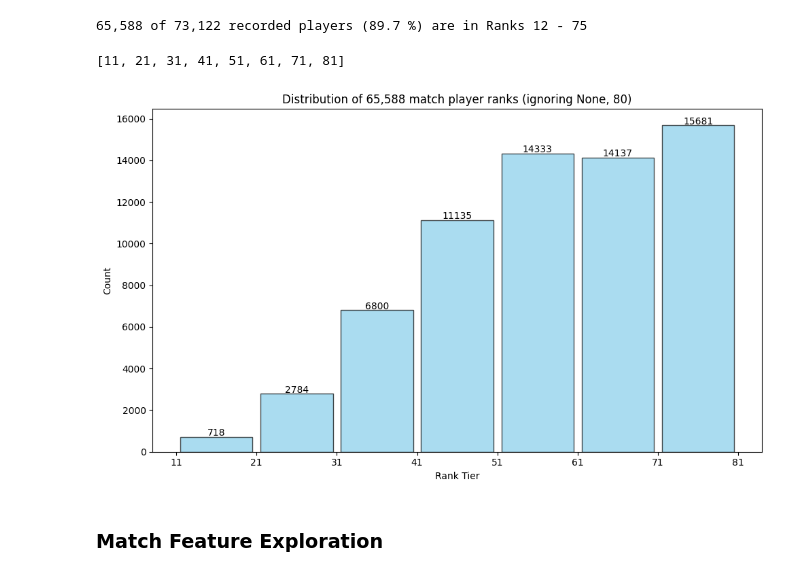
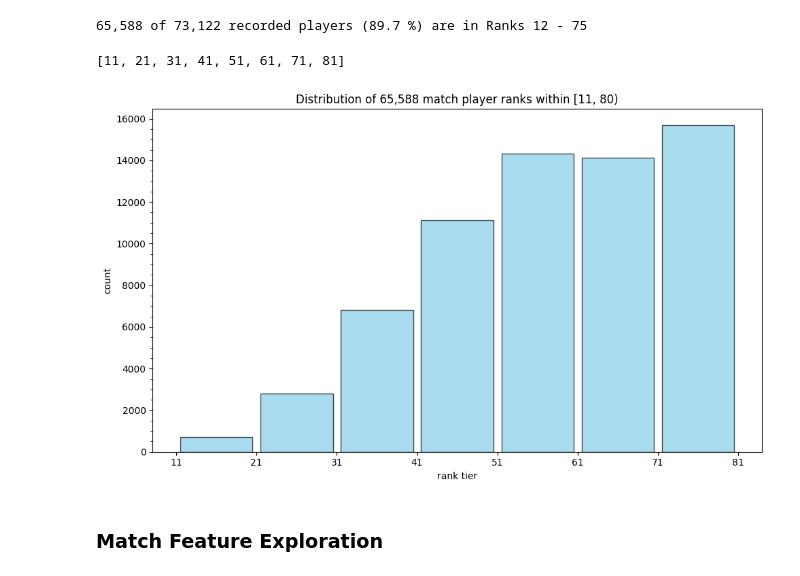
Before and after one commit to batukav/mmr-predictor, a Jupyter notebook: src/initial_features_exploration.ipynb, the cells around one changed output. Drawn from its saved outputs; the diff is of its cells as text; code cells hidden in the pictures.

```diff
--- a/src/initial_features_exploration.ipynb
+++ b/src/initial_features_exploration.ipynb
@@ -254,34 +254,40 @@ print(f"{len(rank_tiers):,} of {len(col.distinct('players.account_id')):,} recor
 # %%
 # Create the histogram
 plt.figure(figsize=(10, 6))
 bins = range(11, 91, 10)  # Bins from 0 to 80 with a width of 10
 print(list(bins))
 
 bar_width = 0.9 * (bins[1] - bins[0])
 
 # Plot histogram
 counts, _, patches = plt.hist(rank_tiers, bins=bins, density=False, edgecolor='black', color='skyblue', alpha=0.7, rwidth=0.9)
 
 # Labeling x and y axis, and title
-plt.xlabel('Rank Tier')
-plt.ylabel('Count',)
-plt.title(f'Distribution of {len(rank_tiers):,} match player ranks (ignoring None, 80)')
+plt.xlabel('rank tier')
+plt.ylabel('count',)
+plt.title(f'Distribution of {len(rank_tiers):,} match player ranks within [11, 80)')
 
 # Set x-ticks at intervals of 10
 plt.xticks(range(11, 91, 10))
 
+# minor ticks
+plt.minorticks_on()
+plt.tick_params(axis='y', which='minor', left=True)
+plt.tick_params(axis='x', which='minor', bottom=False)
+
+
 # Display counts on top of each bar
-for count, patch in zip(counts, patches):
-    height = patch.get_height()
-    plt.text(patch.get_x() + patch.get_width() / 2, height + 50, f'{int(count)}', ha='center')
+# for count, patch in zip(counts, patches):
+#     height = patch.get_height()
+#     plt.text(patch.get_x() + patch.get_width() / 2, height + 150, f'{int(count)}', ha='center')
 
 # Show the plot
 plt.tight_layout()
-plt.savefig(os.path.join(plots_out_dir, "rank_tiers.png"))
+plt.savefig(os.path.join(plots_out_dir, "rank_tiers_distribution.png"))
 plt.show()
 # %% [output]
 [11, 21, 31, 41, 51, 61, 71, 81]
-[figure, old version]
+[figure, new version]
 # %% [markdown]
 ### Match Feature Exploration
 # %% [markdown]
```
Also changed, not shown: parts of 8 cells of this notebook, 18 other files.
